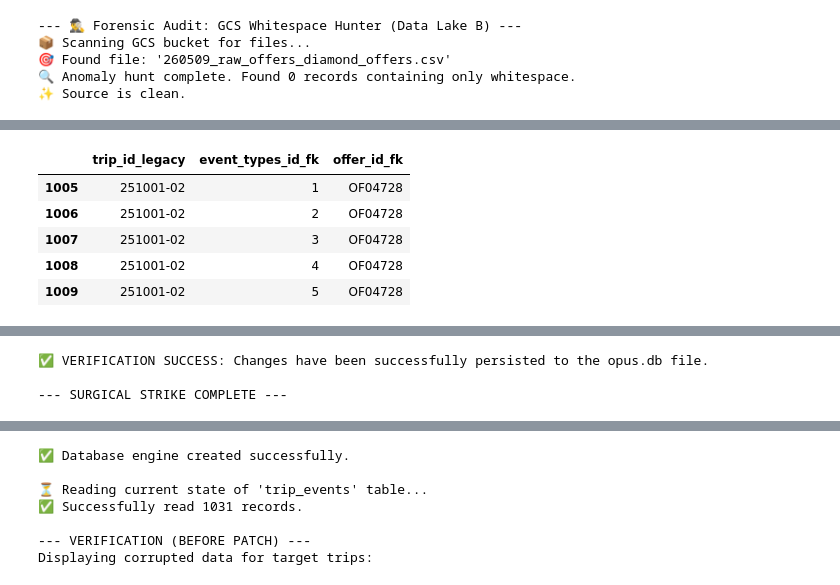
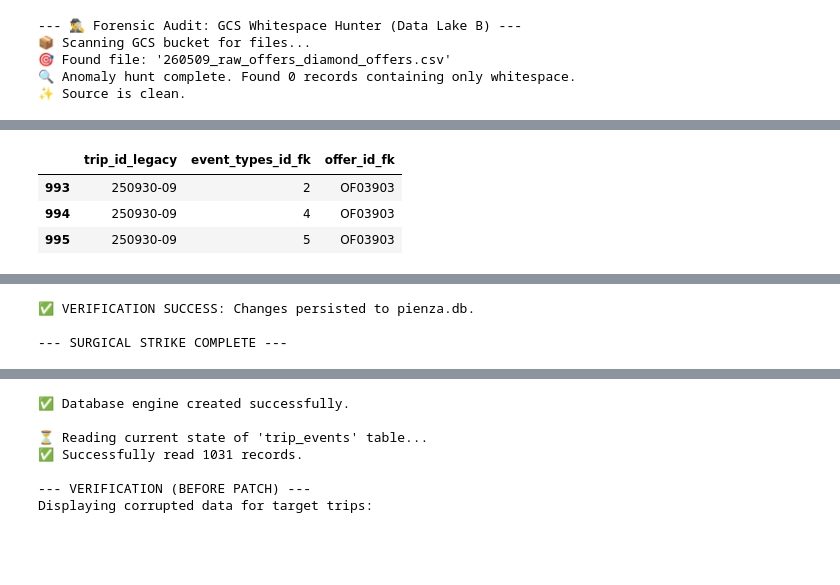
Before and after one commit to WiseExMachina/pienza, a Jupyter notebook: Phase_2_Data_Engineering/0111b_ETL_Big_Bang_pienzadb.ipynb, the cells around one changed output, grey strips where cells are left out. Drawn from its saved outputs; the diff is of its cells as text; code cells hidden in the pictures; blank space fills up the shorter version.

```diff
--- a/Phase_2_Data_Engineering/0111b_ETL_Big_Bang_pienzadb.ipynb
+++ b/Phase_2_Data_Engineering/0111b_ETL_Big_Bang_pienzadb.ipynb
@@ -4197,105 +4317,83 @@ Displaying corrected data for trip '250924-04':
 --- SURGICAL STRIKE COMPLETE ---
 # %%
 # ==============================================================================
-# CELL [NEW]: THE "OF04729/OF04731" SURGICAL STRIKE PATCH
+# === CELL B60: SURGICAL STRIKE PATCH - The 'OF03904/OF04649' Incident ===
+# Target: Notebook 0111b (Data Lake) | Database: pienza.db
 # ==============================================================================
-# Author v2: _Pienza, ex_machina
-# Purpose: This is a one-time, manual override patch to correct a specific
-#          "Stolen Identity" error where trip '251001-02' was incorrectly
-#          matched to 'OF04729'. This script surgically remaps it to the
-#          correct 'OF04731'.
-# ==============================================================================
-
 import pandas as pd
 import numpy as np
 import os
+import time
 from sqlalchemy import create_engine
-import time
 
-# ------------------------------------------------------------------------------
-# 0. SETUP & CONSTANTS
-# ------------------------------------------------------------------------------
-print("--- Initiating Surgical Strike Patch: The 'OF04729/OF04731' Incident ---")
+# --- Setup & Constants ---
+print("--- Initiating Surgical Strike Patch B60 (Data Lake B) ---")
 try:
-    db_path = '/content/drive/MyDrive/_Pienza/Assets/Database/opus.db'
+    db_path = '/workspaces/pienza/data/big_bang/pienza.db'
     if not os.path.exists(db_path):
         raise FileNotFoundError(f"Database file not found at path: {db_path}")
     db_engine = create_engine(f'sqlite:///{db_path}')
     print("✅ Database engine created successfully.")
 except Exception as e:
-    print(f"🔴 CRITICAL ERROR: Could not create database engine. Halting. Details: {e}")
+    print(f"🔴 CRITICAL ERROR: Database engine failed. Details: {e}")
     raise
 
-# Define the ground truth based on the Architect's audit
-TARGET_TRIP_ID = '251001-02'
-INCORRECT_OFFER_ID = 'OF04731' # For verification
-CORRECT_OFFER_ID = 'OF04733'
+# Ground Truth from Architect Audit
+TARGET_TRIP_ID = '250930-09'
+CORRECT_OFFER_ID = 'OF04649'
 
-# ------------------------------------------------------------------------------
 # 1. READ & DISPLAY "BEFORE" STATE
-# ------------------------------------------------------------------------------
 print("\n⏳ Reading current state of 'trip_events' table...")
 try:
     trip_events_df = pd.read_sql('SELECT * FROM trip_events', db_engine)
     print(f"✅ Successfully read {len(trip_events_df)} records.")
-
     print("\n--- VERIFICATION (BEFORE PATCH) ---")
-    print(f"Displaying corrupted data for trip '{TARGET_TRIP_ID}':")
     display(trip_events_df[trip_events_df['trip_id_legacy'] == TARGET_TRIP_ID][['trip_id_legacy', 'event_types_id_fk', 'offer_id_fk']])
-
 except Exception as e:
     print(f"🔴 ERROR: Could not read from trip_events table. Details: {e}")
     raise
 
-# ------------------------------------------------------------------------------
-# 2. THE SURGICAL STRIKE: Manual Override in Memory
-# ------------------------------------------------------------------------------
+# 2. THE SURGICAL STRIKE
 print(f"\n⏳ Applying manual override to trip '{TARGET_TRIP_ID}' in memory...")
 target_mask = trip_events_df['trip_id_legacy'] == TARGET_TRIP_ID
+
+# Step 2.1: UNMATCH - Clear existing links
 trip_events_df.loc[target_mask, 'offer_id_fk'] = np.nan
+
+# Step 2.2: REMATCH - Link T1 event correctly
 t1_mask = (trip_events_df['trip_id_legacy'] == TARGET_TRIP_ID) & (trip_events_df['event_types_id_fk'] == 2)
 trip_events_df.loc[t1_mask, 'offer_id_fk'] = CORRECT_OFFER_ID
-print(f"✅ Override applied in memory to column 'offer_id_fk'.")
+print(f"✅ Rematched T1 event to correct offer '{CORRECT_OFFER_ID}'.")
 
-# ------------------------------------------------------------------------------
-# 3. RE-RUN "GOLDEN PROPAGATION" in Memory
-# ------------------------------------------------------------------------------
+# 3. RE-RUN "GOLDEN PROPAGATION"
 print("\n⏳ Re-running Golden Propagation in memory...")
 trip_events_df = trip_events_df.sort_values(by=['trip_id_legacy', 'event_timestamp'])
 trip_events_df['offer_id_fk'] = trip_events_df.groupby('trip_id_legacy')['offer_id_fk'].transform(lambda x: x.ffill().bfill())
 print("✅ Propagation complete in memory.")
 
-# ------------------------------------------------------------------------------
-# 4. WRITE the corrected data back to the database (FORCED SAVE)
-# ------------------------------------------------------------------------------
-print("\n⏳ Writing patched data back to opus.db (Forced Save Protocol)...")
+# 4. WRITE BACK (FORCED SAVE)
+print("\n⏳ Writing patched data back to pienza.db...")
 try:
     trip_events_df.to_sql('trip_events', db_engine, if_exists='replace', index=False)
     db_engine.dispose()
-    print("   - Data written and connection disposed. Pausing for 5 seconds to allow sync...")
+    print("   - Data written. Pausing for 5 seconds for sync...")
     time.sleep(5)
     print("✅ Write operation complete.")
 except Exception as e:
-    print(f"🔴 ERROR: Failed to write patched data to the database. Details: {e}")
+    print(f"🔴 ERROR: Failed to write patched data. Details: {e}")
     raise
 
-# ------------------------------------------------------------------------------
-# 5. FINAL VERIFICATION (READ-BACK & DISPLAY "AFTER" STATE)
-# ------------------------------------------------------------------------------
+# 5. FINAL VERIFICATION
 print("\n--- VERIFICATION (AFTER PATCH) ---")
-print("Performing final verification by re-reading data from disk...")
 try:
     verify_engine = create_engine(f'sqlite:///{db_path}')
     verify_df = pd.read_sql_query(f"SELECT * FROM trip_events WHERE trip_id_legacy = '{TARGET_TRIP_ID}'", verify_engine)
     verify_engine.dispose()
-
-    print(f"Displaying corrected data for trip '{TARGET_TRIP_ID}':")
     display(verify_df[['trip_id_legacy', 'event_types_id_fk', 'offer_id_fk']])
-
     assert (verify_df['offer_id_fk'] == CORRECT_OFFER_ID).all(), "Verification Failed: Mismatch after re-reading!"
-    print("✅ VERIFICATION SUCCESS: Changes have been successfully persisted to the opus.db file.")
+    print("✅ VERIFICATION SUCCESS: Changes persisted to pienza.db.")
 except Exception as e:
-    print(f"🔴 VERIFICATION FAILED: Could not re-read or verify the data. The sync issue persists. Details: {e}")
+    print(f"🔴 VERIFICATION FAILED: {e}")
 
 print("\n--- SURGICAL STRIKE COMPLETE ---")
 # %% [output]
@@ -4310,6 +4407,4 @@ Displaying corrupted data for trip '251001-02':
 |  | trip_id_legacy | event_types_id_fk | offer_id_fk |
-| 1005 | 251001-02 | 1 | OF04728 |
-| 1006 | 251001-02 | 2 | OF04728 |
-| 1007 | 251001-02 | 3 | OF04728 |
-| 1008 | 251001-02 | 4 | OF04728 |
-| 1009 | 251001-02 | 5 | OF04728 |
+| 993 | 250930-09 | 2 | OF03903 |
+| 994 | 250930-09 | 4 | OF03903 |
+| 995 | 250930-09 | 5 | OF03903 |
@@ -4335,3 +4426,3 @@ Displaying corrected data for trip '251001-02':
-✅ VERIFICATION SUCCESS: Changes have been successfully persisted to the opus.db file.
+✅ VERIFICATION SUCCESS: Changes persisted to pienza.db.
 
 --- SURGICAL STRIKE COMPLETE ---
```
Also changed, not shown: parts of 12 cells of this notebook.
